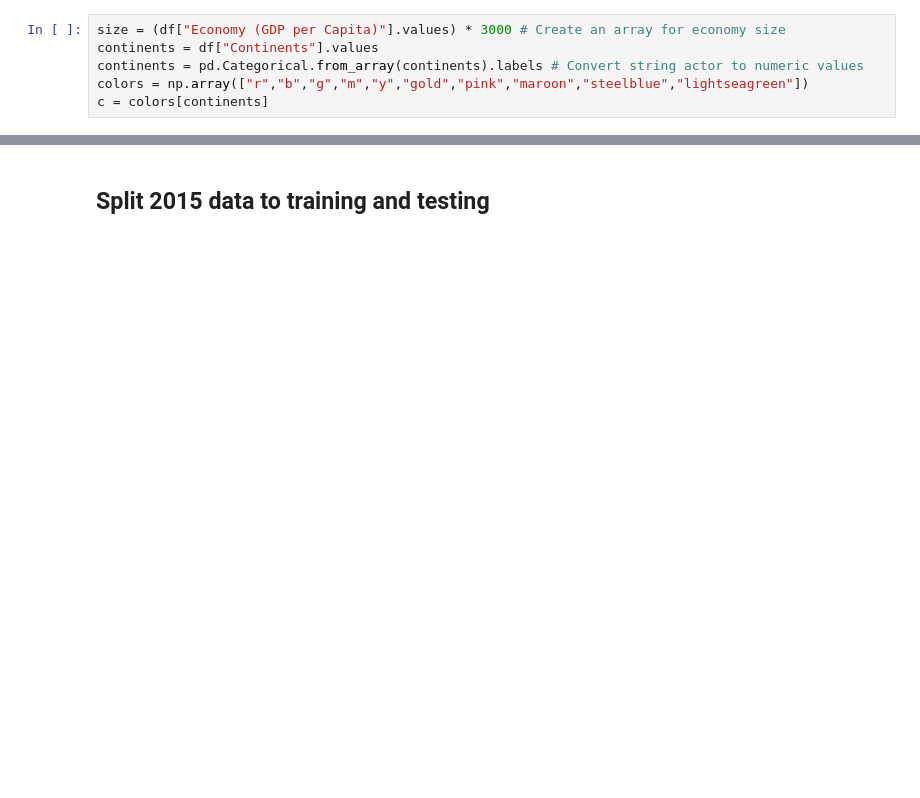
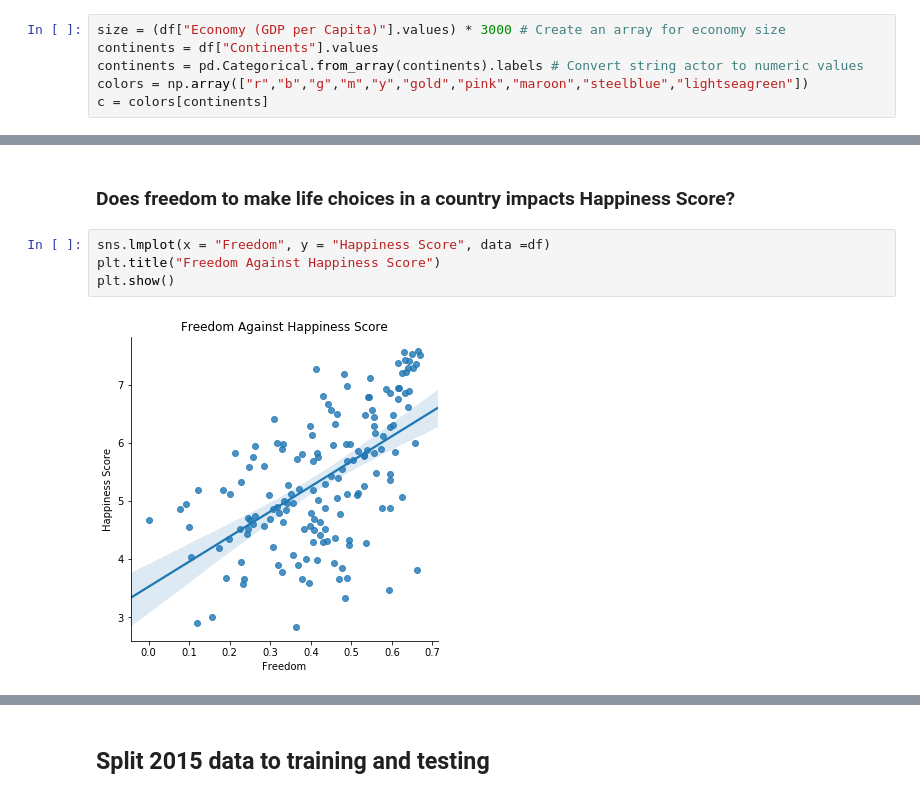
Before and after one commit to viennahu/hello-world, a Jupyter notebook: Happiness Data Exploratory Analysis.ipynb, the cells around one changed output, grey strips where cells are left out. Drawn from its saved outputs; the diff is of its cells as text; blank space fills up the shorter version.

```diff
--- a/Happiness_data2015.ipynb
+++ b/Happiness Data Exploratory Analysis.ipynb
@@ -302,0 +328,8 @@ The size of the bubble represents the economy size and color represents the cont
+# %% [markdown]
+### Does freedom to make life choices in a country impacts Happiness Score?
+# %%
+sns.lmplot(x = "Freedom", y = "Happiness Score", data =df)
+plt.title("Freedom Against Happiness Score")
+plt.show()
+# %% [output]
+[figure, added]
```
Also changed, not shown: parts of 103 cells of this notebook, 3 other files.
